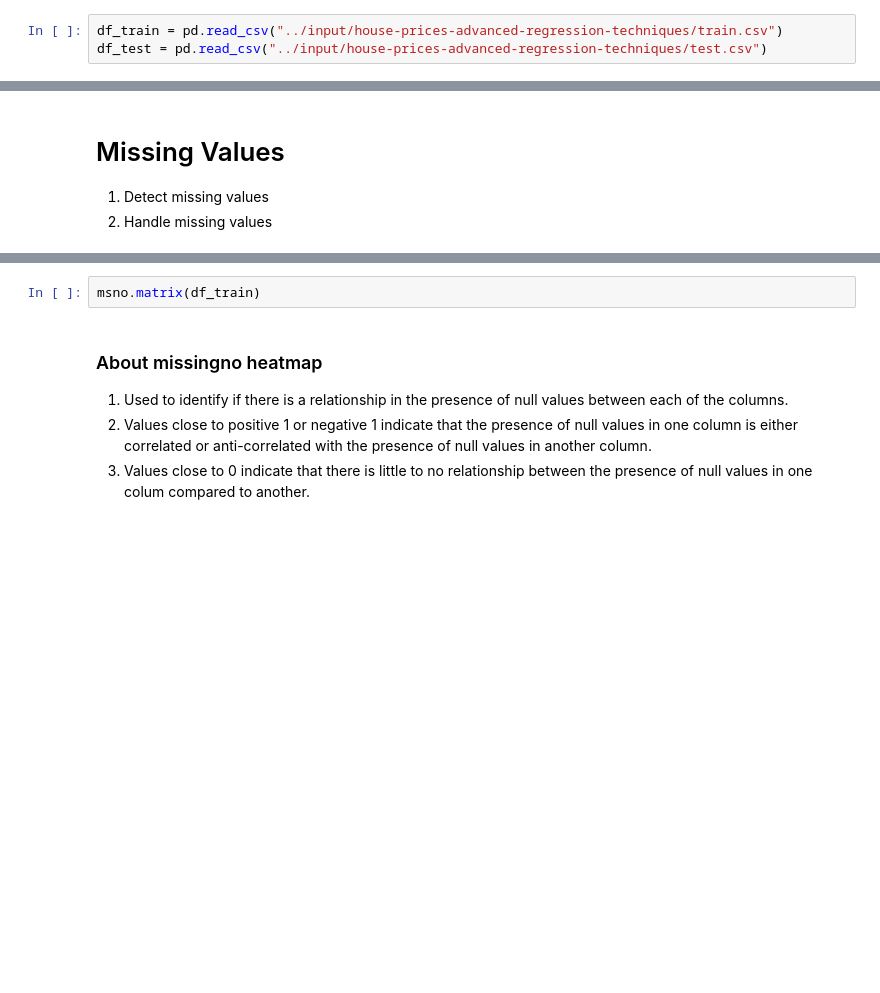
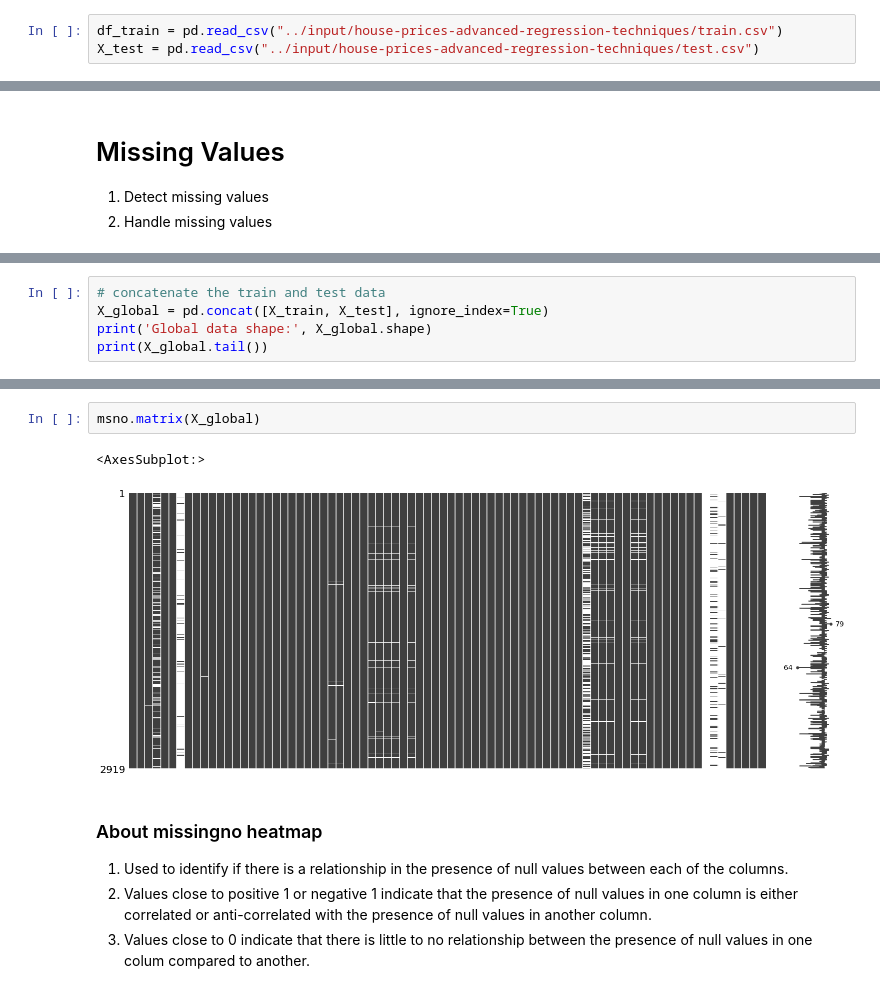
Before and after one commit to macorony/House_Price, a Jupyter notebook: various-models-on-house-price.ipynb, the cells around one changed output, grey strips where cells are left out. Cells and saved outputs as stored; diff of their text form; blank space fills up the shorter version.

Commit message:
Kaggle Notebook | various_models_on_house_price | Version 1

```diff
--- a/various-models-on-house-price.ipynb
+++ b/various-models-on-house-price.ipynb
@@ -60,6 +68,6 @@ from sklearn.cluster import AgglomerativeClustering
 from sklearn.decomposition import PCA
 # %%
 df_train = pd.read_csv("../input/house-prices-advanced-regression-techniques/train.csv")
-df_test = pd.read_csv("../input/house-prices-advanced-regression-techniques/test.csv")
+X_test = pd.read_csv("../input/house-prices-advanced-regression-techniques/test.csv")
 # %%
 X_train, y_train = df_train.iloc[:,:-1], df_train.iloc[:,-1]
@@ -93,0 +212,5 @@ print("The categorical feature:", cate_features)
+# %%
+# concatenate the train and test data
+X_global = pd.concat([X_train, X_test], ignore_index=True)
+print('Global data shape:', X_global.shape)
+print(X_global.tail())
@@ -94,5 +235,8 @@ print("The categorical feature:", cate_features)
 # %%
-msno.matrix(df_train)
+msno.matrix(X_global)
+# %% [output]
+<AxesSubplot:>
+[figure, added]
 # %% [markdown]
 ### About missingno heatmap
 1. Used to identify if there is a relationship in the presence of null values between each of the columns.
```
Also changed, not shown: parts of 61 cells of this notebook.
